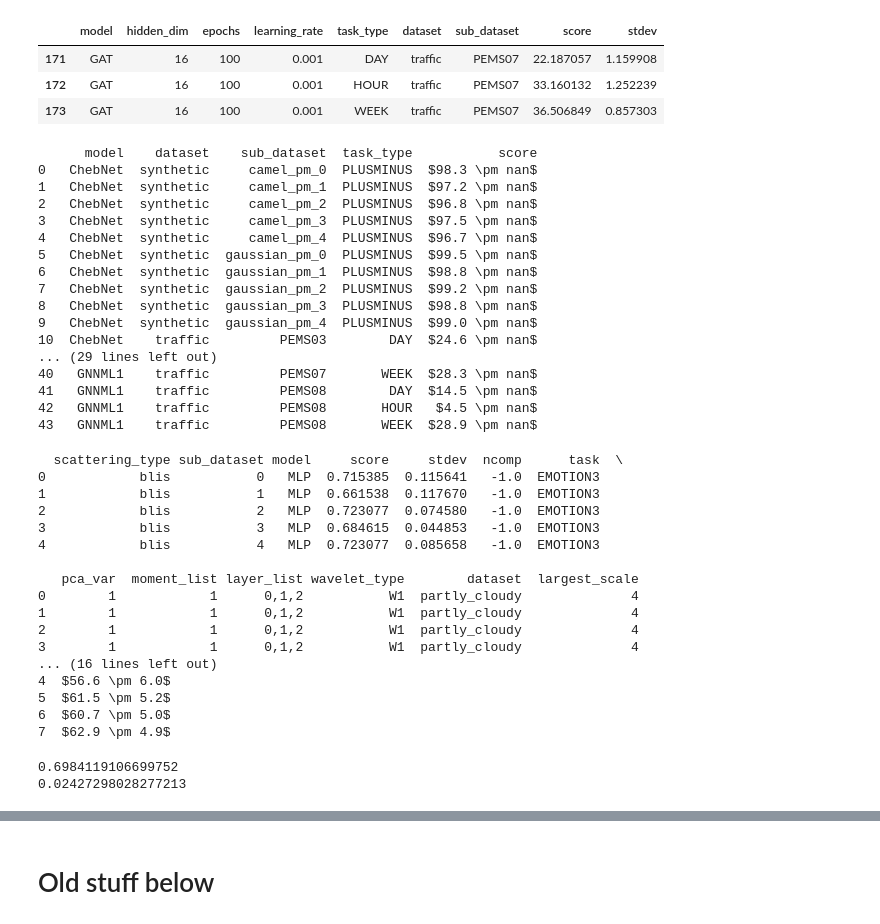
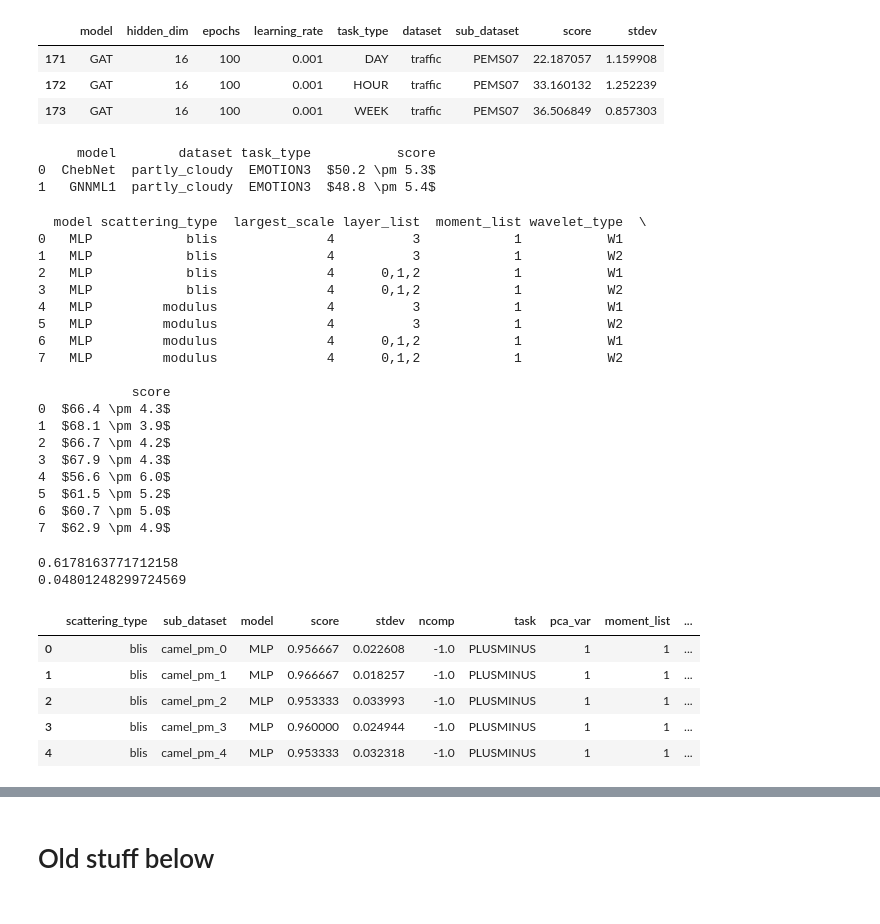
Before and after one commit to KrishnaswamyLab/blis, a Jupyter notebook: scripts/process_results.ipynb, the cells around one changed output, grey strips where cells are left out. Cells and saved outputs as stored; diff of their text form; code cells hidden in the pictures.

```diff
--- a/scripts/process_results.ipynb
+++ b/scripts/process_results.ipynb
@@ -1153,7 +1153,9 @@ for f in new_model_files:
 df = pd.concat(df_list, ignore_index = True)
 df.head()
 
-grouped = df.groupby(['model', 'dataset', 'sub_dataset', 'task_type'])['score']
+# only do this for partly_cloudy
+df = df[df['dataset'] == 'partly_cloudy']
+grouped = df.groupby(['model', 'dataset', 'task_type'])['score']
 mean_scores = grouped.mean().reset_index()
 std_deviation = grouped.std().reset_index()
 
@@ -1163,23 +1165,9 @@ formatted_results['score'] = "$" + (formatted_results['score']).map("{:.1f}".for
                             " \pm " + (std_deviation['score']).map("{:.1f}".format) + "$"
 print(formatted_results)
 # %% [output]
-      model    dataset    sub_dataset  task_type           score
-0   ChebNet  synthetic     camel_pm_0  PLUSMINUS  $98.3 \pm nan$
-1   ChebNet  synthetic     camel_pm_1  PLUSMINUS  $97.2 \pm nan$
-2   ChebNet  synthetic     camel_pm_2  PLUSMINUS  $96.8 \pm nan$
-3   ChebNet  synthetic     camel_pm_3  PLUSMINUS  $97.5 \pm nan$
-4   ChebNet  synthetic     camel_pm_4  PLUSMINUS  $96.7 \pm nan$
-5   ChebNet  synthetic  gaussian_pm_0  PLUSMINUS  $99.5 \pm nan$
-6   ChebNet  synthetic  gaussian_pm_1  PLUSMINUS  $98.8 \pm nan$
-7   ChebNet  synthetic  gaussian_pm_2  PLUSMINUS  $99.2 \pm nan$
-8   ChebNet  synthetic  gaussian_pm_3  PLUSMINUS  $98.8 \pm nan$
-9   ChebNet  synthetic  gaussian_pm_4  PLUSMINUS  $99.0 \pm nan$
-10  ChebNet    traffic         PEMS03        DAY  $24.6 \pm nan$
-... (29 lines left out)
-40   GNNML1    traffic         PEMS07       WEEK  $28.3 \pm nan$
-41   GNNML1    traffic         PEMS08        DAY  $14.5 \pm nan$
-42   GNNML1    traffic         PEMS08       HOUR   $4.5 \pm nan$
-43   GNNML1    traffic         PEMS08       WEEK  $28.9 \pm nan$
+     model        dataset task_type           score
+0  ChebNet  partly_cloudy  EMOTION3  $50.2 \pm 5.3$
+1   GNNML1  partly_cloudy  EMOTION3  $48.8 \pm 5.4$
 # %%
 # check the shallow classifier results
 
@@ -1192,7 +1180,7 @@ for f in MLP_results_files:
     df_list.append(df)
 
 df = pd.concat(df_list, ignore_index=True)
-print(df.head())
+#print(df.head())
 
 
 df_pc = df[df['dataset'] == 'partly_cloudy']
@@ -1206,29 +1194,44 @@ formatted_results['score'] = "$" + (formatted_results['score'] * 100).map("{:.1f
                             " \pm " + (std_deviation['score'] * 100).map("{:.1f}".format) + "$"
 print(formatted_results)
 # %% [output]
-  scattering_type sub_dataset model     score     stdev  ncomp      task  \
-0            blis           0   MLP  0.715385  0.115641   -1.0  EMOTION3
-1            blis           1   MLP  0.661538  0.117670   -1.0  EMOTION3
-2            blis           2   MLP  0.723077  0.074580   -1.0  EMOTION3
-3            blis           3   MLP  0.684615  0.044853   -1.0  EMOTION3
-4            blis           4   MLP  0.723077  0.085658   -1.0  EMOTION3
+  model scattering_type  largest_scale layer_list  moment_list wavelet_type  \
+0   MLP            blis              4          3            1           W1
+1   MLP            blis              4          3            1           W2
+2   MLP            blis              4      0,1,2            1           W1
+3   MLP            blis              4      0,1,2            1           W2
+4   MLP         modulus              4          3            1           W1
+5   MLP         modulus              4          3            1           W2
+6   MLP         modulus              4      0,1,2            1           W1
+7   MLP         modulus              4      0,1,2            1           W2
 
-   pca_var  moment_list layer_list wavelet_type        dataset  largest_scale
-0        1            1      0,1,2           W1  partly_cloudy              4
-1        1            1      0,1,2           W1  partly_cloudy              4
-2        1            1      0,1,2           W1  partly_cloudy              4
-3        1            1      0,1,2           W1  partly_cloudy              4
-... (16 lines left out)
+            score
+0  $66.4 \pm 4.3$
+1  $68.1 \pm 3.9$
+2  $66.7 \pm 4.2$
+3  $67.9 \pm 4.3$
 4  $56.6 \pm 6.0$
 5  $61.5 \pm 5.2$
 6  $60.7 \pm 5.0$
 7  $62.9 \pm 4.9$
 # %%
-no_graph_structure_path = os.path.join(results_dir, 'partly_cloudy_full_W2_modulus_EMOTION3_2_4_ignore_graph.csv')
-df = pd.read_csv(no_graph_structure_path)
+ig_PC_path = os.path.join(results_dir, 'partly_cloudy_full_W1_blis_EMOTION3_0,1,2_4_ignore_graph.csv')
+df = pd.read_csv(ig_PC_path)
 #df.head()
 print(df['score'].mean())
 print(df['score'].std())
 # %% [output]
-0.6984119106699752
-0.02427298028277213
+0.6178163771712158
+0.04801248299724569
+# %%
+ig_synthetic_path = os.path.join(results_dir, 'synthetic_full_W1_blis_PLUSMINUS_0,1,2_4_ignore_graph.csv')
+df = pd.read_csv(ig_synthetic_path)
+df.head()
+#print(df['score'].mean())
+#print(df['score'].std())
+# %% [output]
+|  | scattering_type | sub_dataset | model | score | stdev | ncomp | task | pca_var | moment_list | ... |
+| 0 | blis | camel_pm_0 | MLP | 0.956667 | 0.022608 | -1.0 | PLUSMINUS | 1 | 1 | ... |
+| 1 | blis | camel_pm_1 | MLP | 0.966667 | 0.018257 | -1.0 | PLUSMINUS | 1 | 1 | ... |
+| 2 | blis | camel_pm_2 | MLP | 0.953333 | 0.033993 | -1.0 | PLUSMINUS | 1 | 1 | ... |
+| 3 | blis | camel_pm_3 | MLP | 0.960000 | 0.024944 | -1.0 | PLUSMINUS | 1 | 1 | ... |
+| 4 | blis | camel_pm_4 | MLP | 0.953333 | 0.032318 | -1.0 | PLUSMINUS | 1 | 1 | ... |
```
Also changed, not shown: parts of 3 cells of this notebook, 3 other files.
